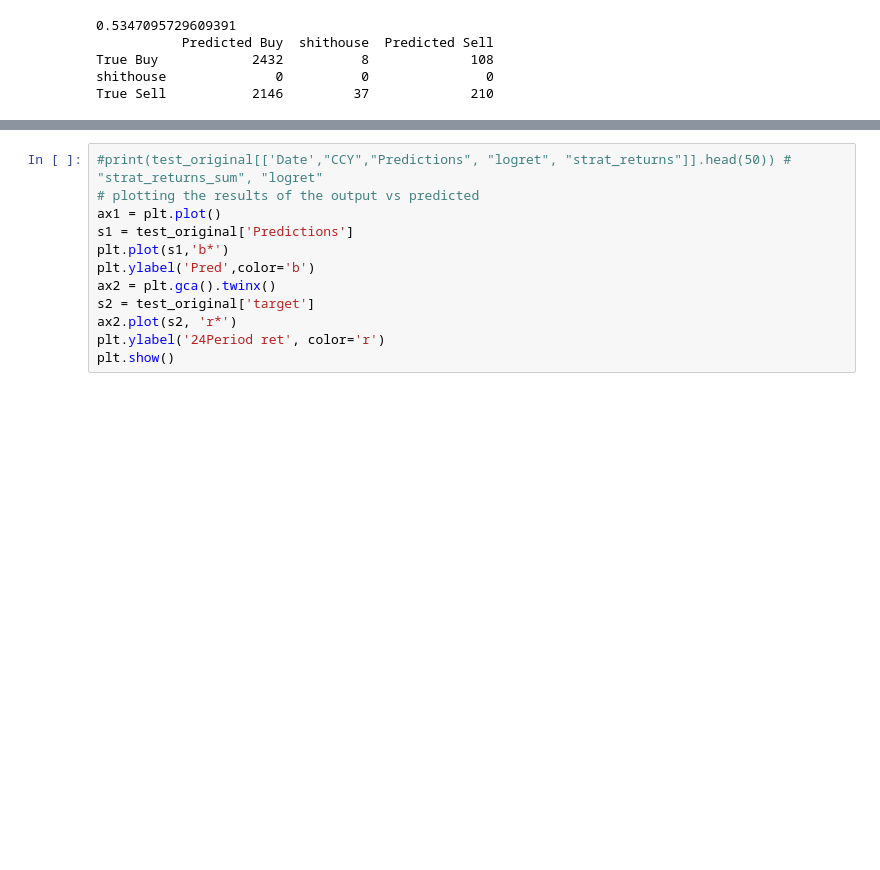
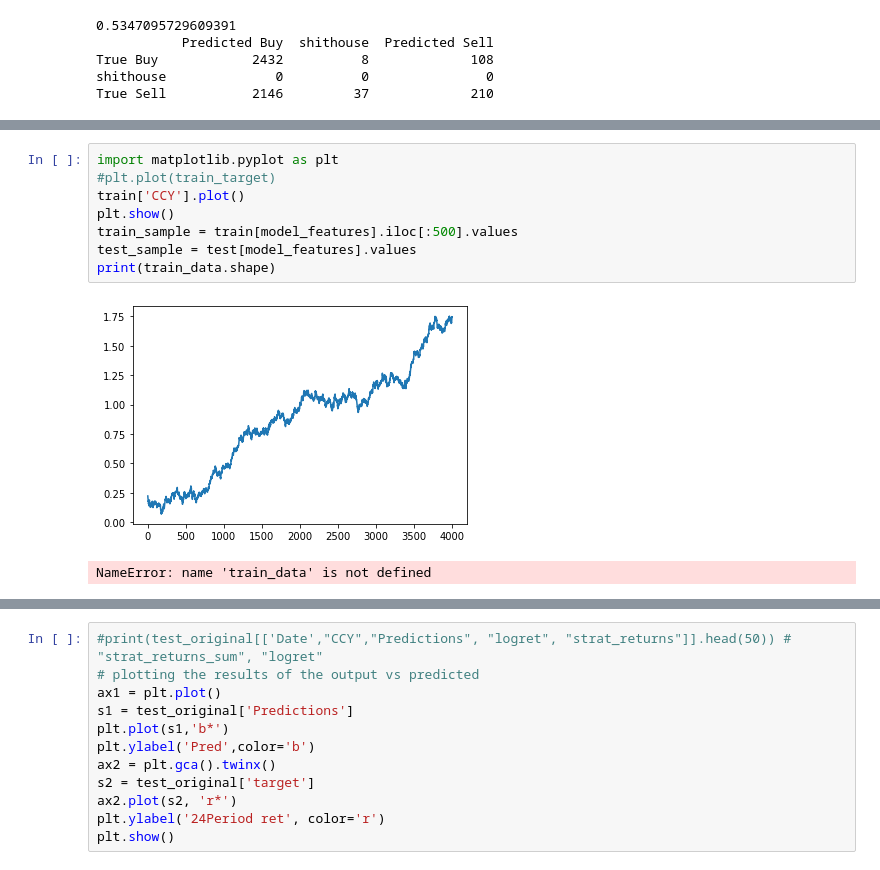
Before and after one commit to egill12/keras_tensorflow_workings, a Jupyter notebook: nntensorflow.ipynb, the cells around one changed output, grey strips where cells are left out. Cells and saved outputs as stored; diff of their text form; blank space fills up the shorter version.

```diff
--- a/nntensorflow.ipynb
+++ b/nntensorflow.ipynb
@@ -218,0 +255,11 @@ plt.show()
+# %%
+import matplotlib.pyplot as plt
+#plt.plot(train_target)
+train['CCY'].plot()
+plt.show()
+train_sample = train[model_features].iloc[:500].values
+test_sample = test[model_features].values
+print(train_data.shape)
+# %% [output]
+[figure, added]
+NameError: name 'train_data' is not defined
```
Also changed, not shown: parts of 12 cells of this notebook, 9 other files.
